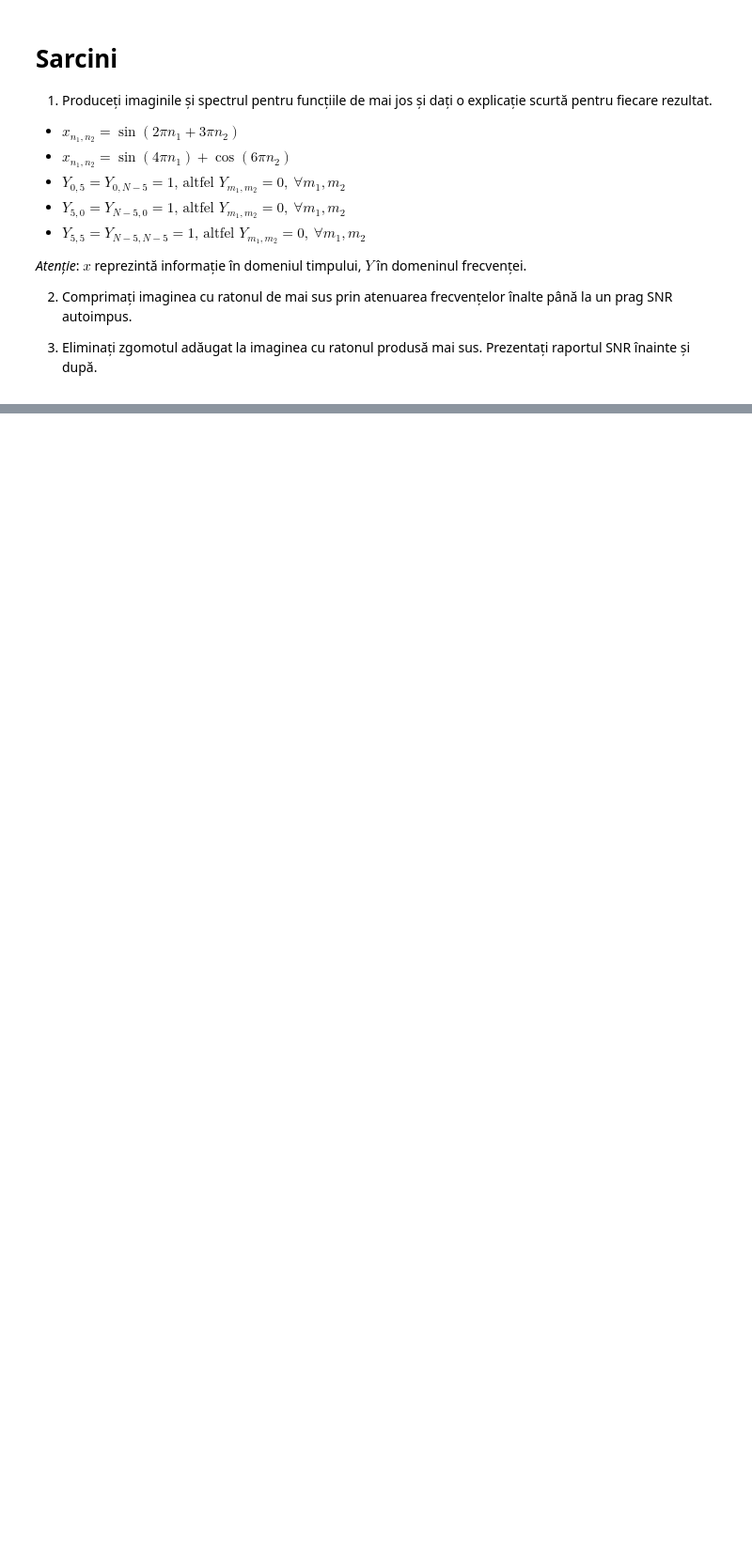
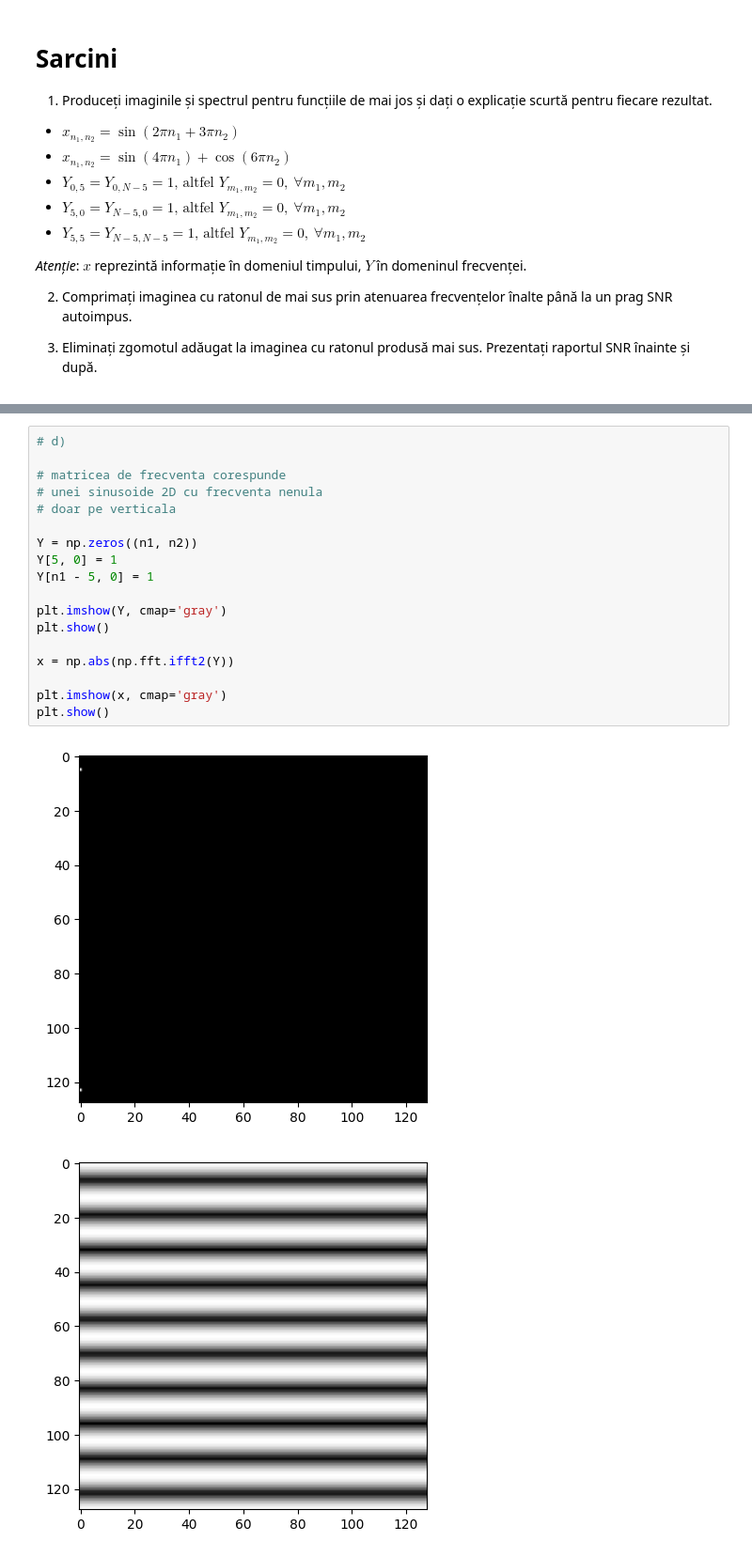
Before and after one commit to lowLevelGod/Procesarea-Semnalelor, a Jupyter notebook: Lab7/Laborator7.ipynb, the cells around one changed output, grey strips where cells are left out. Shown at 94% size. Cells and saved outputs as stored; diff of their text form; blank space fills up the shorter version.

```diff
--- a/Lab7/Laborator7.ipynb
+++ b/Lab7/Laborator7.ipynb
@@ -165,0 +189,21 @@ plt.show()
+# %%
+# d)
+
+# matricea de frecventa corespunde
+# unei sinusoide 2D cu frecventa nenula
+# doar pe verticala
+
+Y = np.zeros((n1, n2))
+Y[5, 0] = 1
+Y[n1 - 5, 0] = 1
+
+plt.imshow(Y, cmap='gray')
+plt.show()
+
+x = np.abs(np.fft.ifft2(Y))
+
+plt.imshow(x, cmap='gray')
+plt.show()
+# %% [output]
+[figure, added]
+[figure, added]
```
Also changed, not shown: parts of 7 cells of this notebook.
